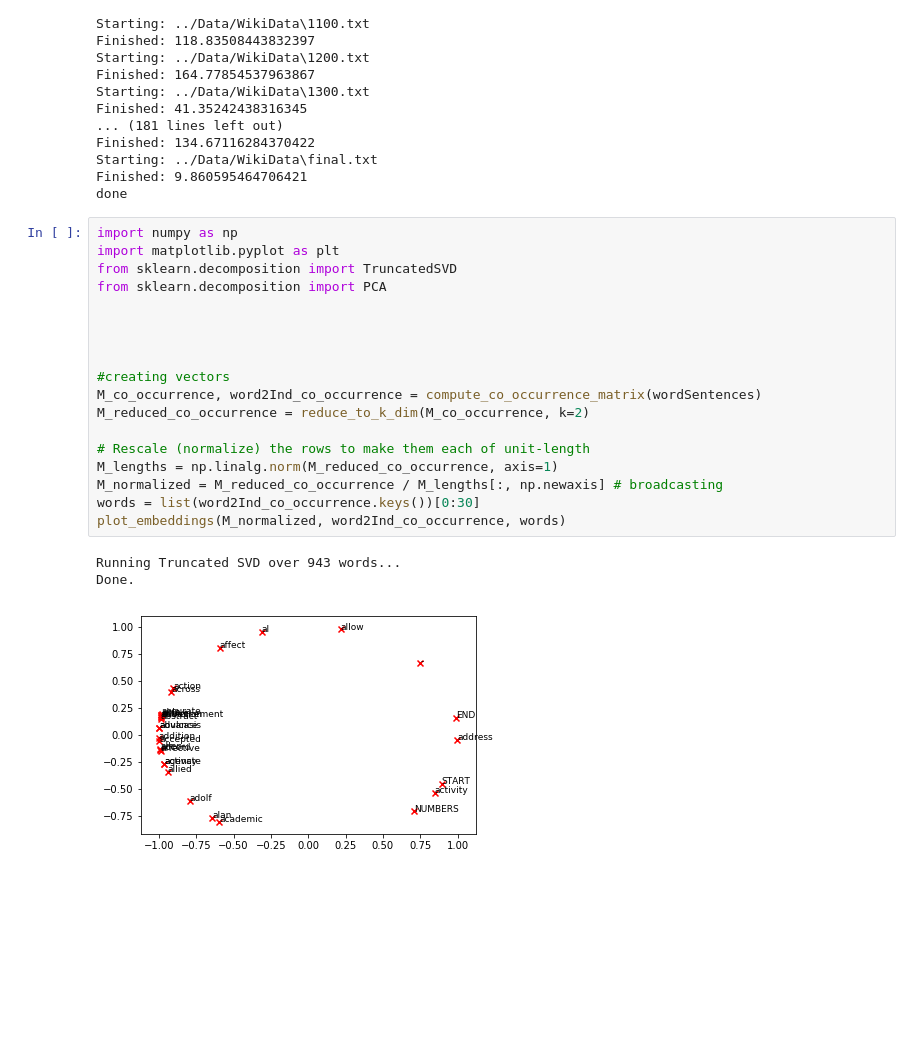
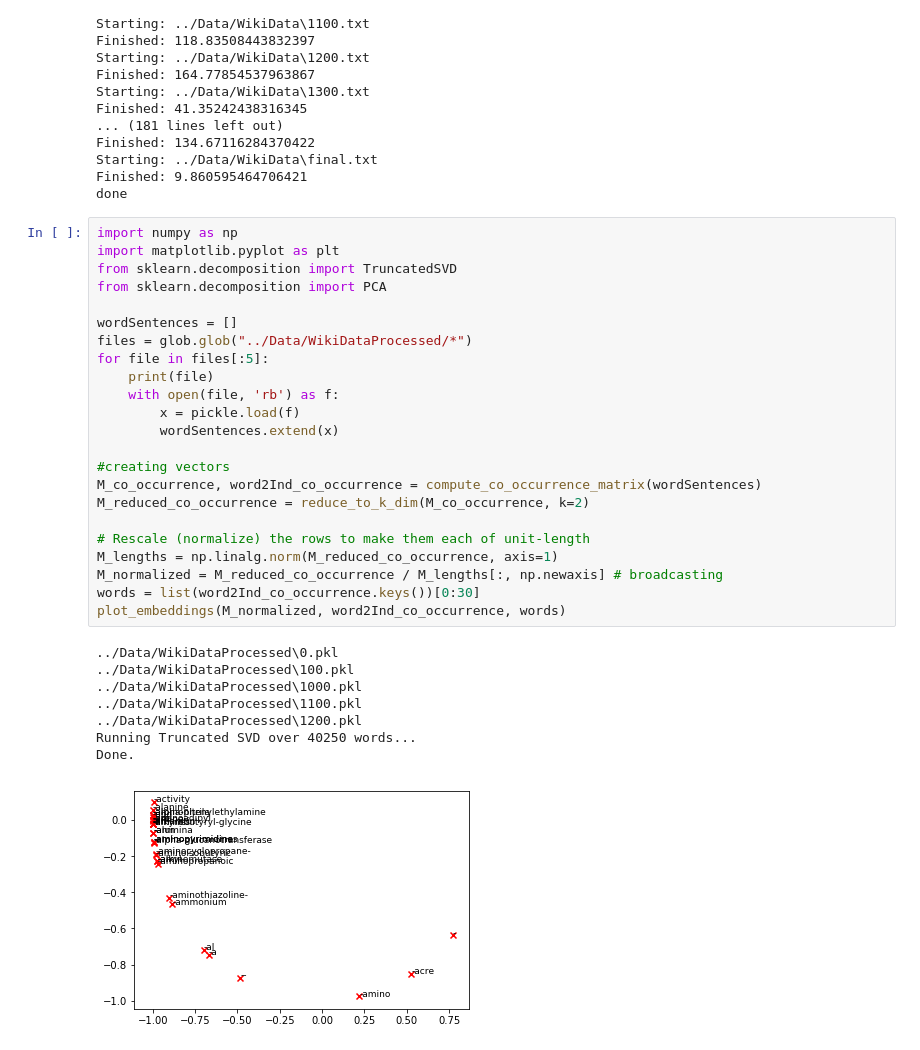
Before and after one commit to ChristianAnyanwu/NeuroVec, a Jupyter notebook: NeuroVecTester.ipynb, the cells around one changed output. Cells and saved outputs as stored; diff of their text form; blank space fills up the shorter version.

```diff
--- a/NeuroVecTester.ipynb
+++ b/NeuroVecTester.ipynb
@@ -260,22 +260,32 @@ done
 # %%
 import numpy as np
 import matplotlib.pyplot as plt
 from sklearn.decomposition import TruncatedSVD
 from sklearn.decomposition import PCA
 
-
-
+wordSentences = []
+files = glob.glob("../Data/WikiDataProcessed/*")
+for file in files[:5]:
+    print(file)
+    with open(file, 'rb') as f:
+        x = pickle.load(f)
+        wordSentences.extend(x)
 
 #creating vectors
 M_co_occurrence, word2Ind_co_occurrence = compute_co_occurrence_matrix(wordSentences)
 M_reduced_co_occurrence = reduce_to_k_dim(M_co_occurrence, k=2)
 
 # Rescale (normalize) the rows to make them each of unit-length
 M_lengths = np.linalg.norm(M_reduced_co_occurrence, axis=1)
 M_normalized = M_reduced_co_occurrence / M_lengths[:, np.newaxis] # broadcasting
 words = list(word2Ind_co_occurrence.keys())[0:30]
 plot_embeddings(M_normalized, word2Ind_co_occurrence, words)
 # %% [output]
-Running Truncated SVD over 943 words...
+../Data/WikiDataProcessed\0.pkl
+../Data/WikiDataProcessed\100.pkl
+../Data/WikiDataProcessed\1000.pkl
+../Data/WikiDataProcessed\1100.pkl
+../Data/WikiDataProcessed\1200.pkl
+Running Truncated SVD over 40250 words...
 Done.
-[figure, old version]
+[figure, new version]
```
Also changed, not shown: parts of 1 cell of this notebook, 1 other file.
